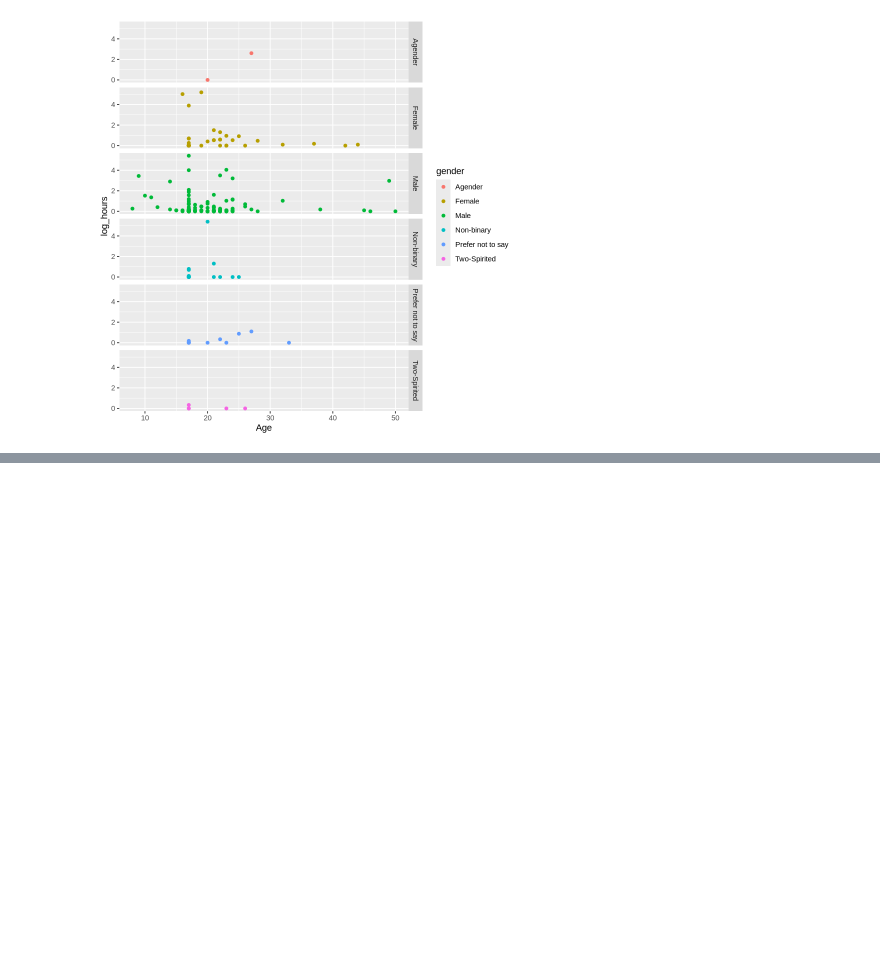
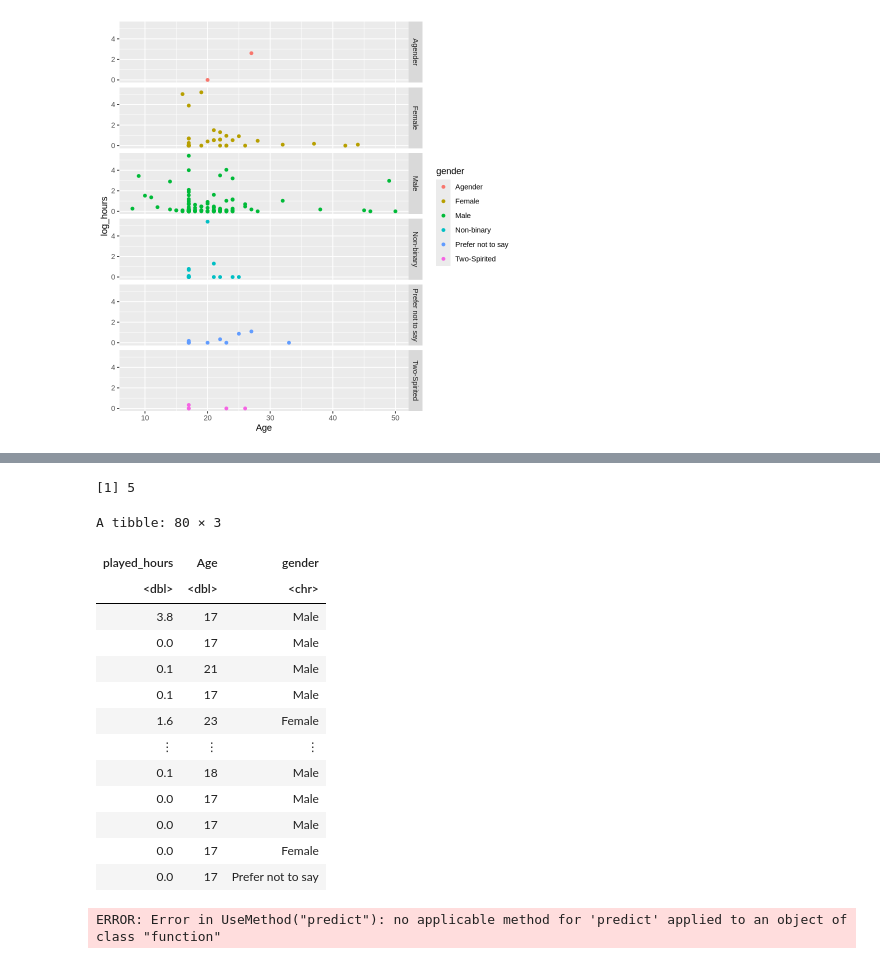
Before and after one commit to Jazecab/DSCI100-Project-Main, a Jupyter notebook: Project_JC.ipynb, the cells around one changed output, grey strips where cells are left out. Cells and saved outputs as stored; diff of their text form; code cells hidden in the pictures; blank space fills up the shorter version.

```diff
--- a/Project_JC.ipynb
+++ b/Project_JC.ipynb
@@ -107,0 +172,25 @@ ageplot
+# %%
+# finding k value with minimum rmse for use in testing model
+kvals_min<-kvals_result|>
+   slice_min(mean, n=1)|>#finds the row with the minimum mean
+    pull(neighbors)
+kvals_min
+# %% [output]
+[1] 5
+# %%
+player_testing
+# %% [output]
+A tibble: 80 × 3
+| played_hours | Age | gender |
+| <dbl> | <dbl> | <chr> |
+| 3.8 | 17 | Male |
+| 0.0 | 17 | Male |
+| 0.1 | 21 | Male |
+| 0.1 | 17 | Male |
+| 1.6 | 23 | Female |
+| ⋮ | ⋮ | ⋮ |
+| 0.1 | 18 | Male |
+| 0.0 | 17 | Male |
+| 0.0 | 17 | Male |
+| 0.0 | 17 | Female |
+| 0.0 | 17 | Prefer not to say |
@@ -107,0 +212,9 @@ ageplot
+# %%
+hour_summary<-fit|>
+    predict(player_testing)|>
+    bind_cols(player_testing)|>
+    metrics(truth=played_hours, estimate=.pred)|>
+    filter(.metric=="rmse")
+hour_summary
+# %% [output]
+ERROR: Error in UseMethod("predict"): no applicable method for 'predict' applied to an object of class "function"
```
Also changed, not shown: parts of 5 cells of this notebook.
